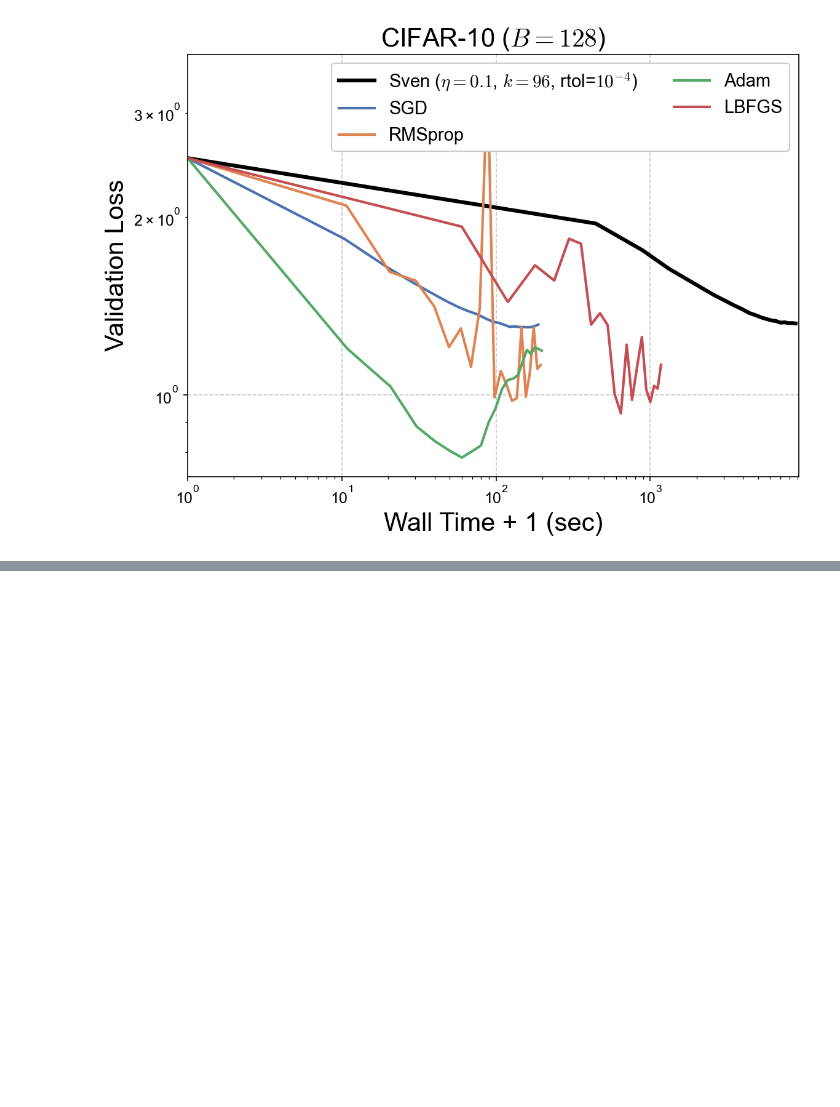
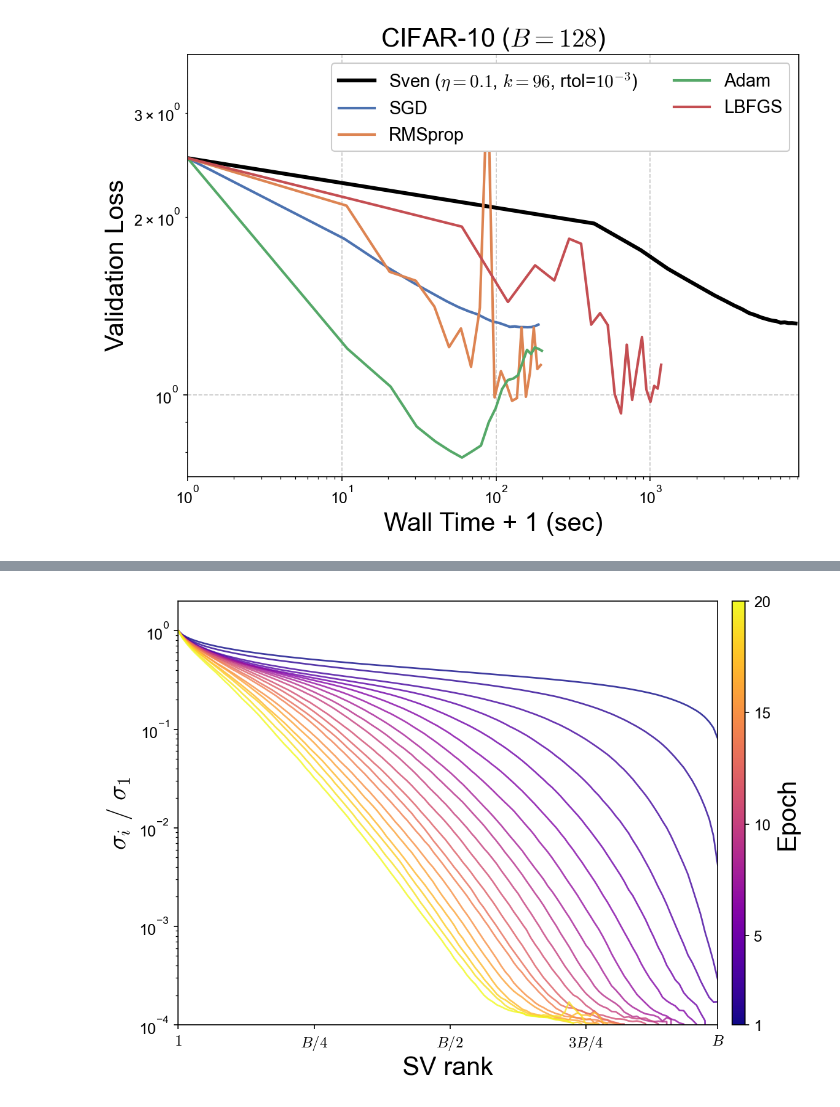
Before and after one commit to sambt/sven-experiments, a Jupyter notebook: analysis/cifar10_analysis.ipynb, the cells around one changed output, grey strips where cells are left out. Drawn from its saved outputs; the diff is of its cells as text; code cells hidden in the pictures; blank space fills up the shorter version.

```diff
--- a/analysis/cifar10_analysis.ipynb
+++ b/analysis/cifar10_analysis.ipynb
@@ -118,7 +114,8 @@ fig, ax = plt.subplots(figsize=(8, 6))
 legend_labels = []
 
 # Best SVD no rmsprop
-best_svd_row_noRMSprop = df_svd_reg.loc[df_svd_reg[df_svd_reg['batch_size'] == bs]['final_val_loss'].idxmin()]
+#best_svd_row_noRMSprop = df_svd.loc[df_svd[df_svd['batch_size'] == bs]['final_val_loss'].idxmin()]
+best_svd_row_noRMSprop = df_svd.loc[df_svd.final_val_loss.sort_values().index[0]]
 train_curve_noRMSprop = get_loss_curve(best_svd_row_noRMSprop, 'train')
 n_epochs = len(train_curve_noRMSprop)
 epochs_train = np.arange(n_epochs)+1
@@ -154,7 +151,8 @@ fig, ax = plt.subplots(figsize=(8, 6))
 legend_labels = []
 
 # Best SVD no rmsprop
-best_svd_row_noRMSprop = df_svd_reg.loc[df_svd_reg[df_svd_reg['batch_size'] == bs]['final_val_loss'].idxmin()]
+#best_svd_row_noRMSprop = df_svd.loc[df_svd[df_svd['batch_size'] == bs]['final_val_loss'].idxmin()]
+best_svd_row_noRMSprop = df_svd.loc[df_svd.final_val_loss.sort_values().index[0]]
 train_curve_noRMSprop = get_loss_curve(best_svd_row_noRMSprop, 'val')
 n_epochs = len(train_curve_noRMSprop)
 epochs_train = np.arange(n_epochs)
@@ -190,7 +188,8 @@ fig, ax = plt.subplots(figsize=(8, 6))
 legend_labels = []
 
 # Best SVD
-best_svd_row = df_svd_reg.loc[df_svd_reg[df_svd_reg['batch_size'] == bs]['final_val_loss'].idxmin()]
+#best_svd_row = df_svd.loc[df_svd[df_svd['batch_size'] == bs]['final_val_loss'].idxmin()]
+best_svd_row = df_svd.loc[df_svd.final_val_loss.sort_values().index[0]]
 train_curve = get_loss_curve(best_svd_row, 'val')
 wall_times = get_loss_curve(best_svd_row, 'epoch_times')
 wall_times = np.concatenate(([1], wall_times))  # Add 0 at start to align with epochs
@@ -226,0 +228,79 @@ plt.show()
+# %%
+
+import matplotlib.cm as cm
+import matplotlib.colors as mcolors
+
+LR_VIZ    = 0.5
+K_VIZ = 128
+RTOL_VIZ = 1e-4
+EPS_FLOOR = 1e-6
+
+def get_epoch_spectra(df, bs, lr=LR_VIZ, rtol=RTOL_VIZ, k=K_VIZ):
+    """Returns (raw spectra, σ_i/σ_1 normalized), shape (n_epoch, k)."""
+    sel = df[(df['rtol'] == rtol) & (df['lr'] == lr) & (df['k'] == k)]
+    if len(sel) == 0:
+        return None, None
+    row      = sel.iloc[0]
+    svs_raw  = row['svd_info']['svs']
+    n_epoch  = len(row['losses']['train'])
+    b_per_ep = len(svs_raw) // n_epoch
+    k        = int(bs)
+    spectra  = np.zeros((n_epoch, k))
+    spectra_norm = np.zeros((n_epoch, k))
+    for ep in range(n_epoch):
+        #arr = np.zeros((b_per_ep, k))
+        arr = np.zeros(k)
+        arr_norms = np.zeros(k)
+        denoms = np.zeros(k)
+        for i, sv in enumerate(svs_raw[ep * b_per_ep:(ep + 1) * b_per_ep]):
+            arr[:len(sv)] += sv
+            arr_norms[:len(sv)] += np.array(sv) / sv[0]
+            denoms[:len(sv)] += 1
+        arr /= np.maximum(denoms, 1)  # avoid division by zero
+        arr_norms /= np.maximum(denoms, 1)
+        #for i, sv in enumerate(svs_raw[ep * b_per_ep:(ep + 1) * b_per_ep]):
+        #    arr[i, :len(sv)] = sv
+        #spectra[ep] = arr.mean(axis=0)
+        #spectra[ep] = np.average(arr, axis=0, weights=(arr != 0).astype(float))
+        spectra[ep] = arr
+        spectra_norm[ep] = arr_norms
+    return spectra, spectra_norm
+
+# ── Plot 1: spectral decay lines, colored by training epoch ─────────
+
+cmap_ep = plt.cm.plasma
+N_EPOCH  = 20
+norm_ep  = mcolors.Normalize(vmin=1, vmax=N_EPOCH)
+
+fig, ax = plt.subplots(1,1,figsize=(8,6))
+
+_, spec_norm = get_epoch_spectra(df_svd, bs, rtol=RTOL_VIZ, lr=LR_VIZ, k=K_VIZ)
+n_ep, k      = spec_norm.shape
+
+for ep in range(n_ep):
+    sv = np.clip(spec_norm[ep], EPS_FLOOR, 1.0)
+    ax.semilogy(np.arange(k), sv,
+                color=cmap_ep(norm_ep(ep + 1)), lw=1.3, alpha=0.8)
+
+ax.set_xlabel('SV rank')
+ax.set_xlim(0, k - 1)
+ax.set_xticks([0, k//4, k//2, 3*k//4, k-1], labels=[f"$1$", f"$B/4$", f"$B/2$", f"$3B/4$", f"$B$"])
+ax.set_ylim(1e-4,None)
+
+ax.set_ylabel('$\\sigma_i \\ / \\ \\sigma_1$')
+
+fig.subplots_adjust(right=0.86)
+fig.canvas.draw()
+pos  = ax.get_position()
+cax  = fig.add_axes([pos.x1 + 0.02, pos.y0, 0.017, pos.height])
+sm   = cm.ScalarMappable(cmap=cmap_ep, norm=norm_ep)
+sm.set_array([])
+cbar = fig.colorbar(sm, cax=cax)
+cbar.set_label('Epoch')
+cbar.set_ticks([1, 5, 10, 15, 20])
+
+#fig.savefig(PLOT_DIR / 'sv_spectra_lines.pdf', bbox_inches='tight')
+plt.show()
+plt.close(fig)
+# %% [output]
+[figure, added]
```
Also changed, not shown: parts of 4 cells of this notebook, 2 other files.
